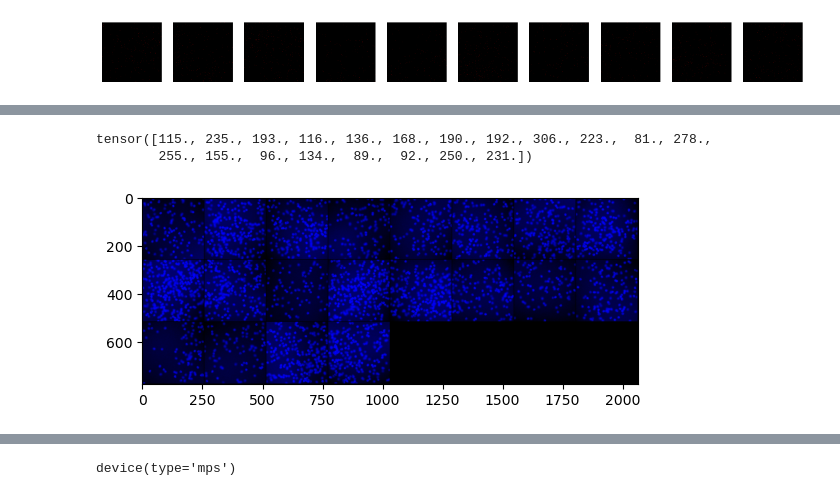
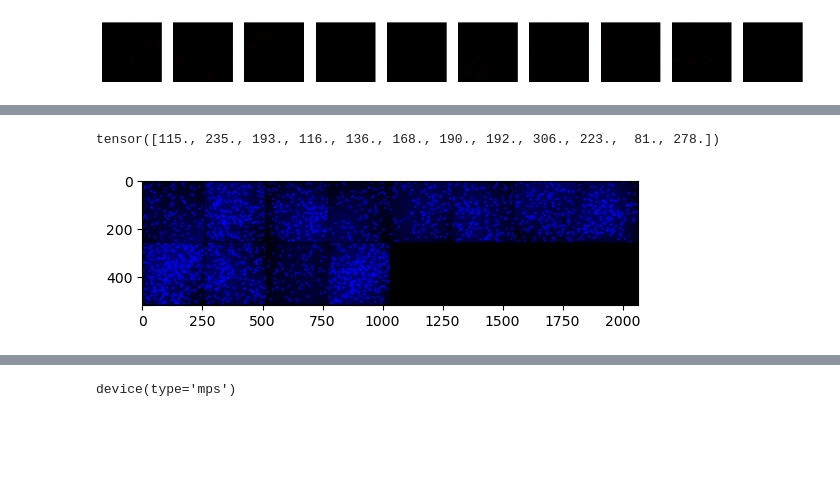
Before and after one commit to JaneAmi/Data_DL, a Jupyter notebook: HW4.ipynb, the cells around one changed output, grey strips where cells are left out. Saved outputs shown, nothing was run; the diff lists cells and outputs as text; code cells hidden in the pictures; blank space fills up the shorter version.

```diff
--- a/HW4.ipynb
+++ b/HW4.ipynb
@@ -112,0 +127,9 @@ for i in range(len(labels)):
+# %%
+# create list for test and train datasets
+
+num_l = []
+for f in os.listdir('data/dataset/images'):
+    num_l.append(f[:3])
+
+test_fl = num_l[:int(len(num_l) * 0.2)]
+train_fl = num_l[int(len(num_l) * 0.2):]
@@ -148,19 +217,20 @@ dataloader = DataLoader(dataset, batch_size=20, shuffle=False)
 # %%
 def imshow(img):
     npimg = img.numpy()
     plt.imshow(np.transpose(npimg, (1, 2, 0)))
     plt.show()
 
 
+# take a look at the test data
+
 # Get a batch of training data
-images, labels = next(iter(dataloader))
+images, labels = next(iter(dataloader_test))
 
 # Make a grid from batch
 out = torchvision.utils.make_grid(images)
 
 print(labels)
 imshow(out)
 # %% [output]
-tensor([115., 235., 193., 116., 136., 168., 190., 192., 306., 223.,  81., 278.,
-        255., 155.,  96., 134.,  89.,  92., 250., 231.])
+tensor([115., 235., 193., 116., 136., 168., 190., 192., 306., 223.,  81., 278.])
-[figure, old version]
+[figure, new version]
```
Also changed, not shown: parts of 13 cells of this notebook.
